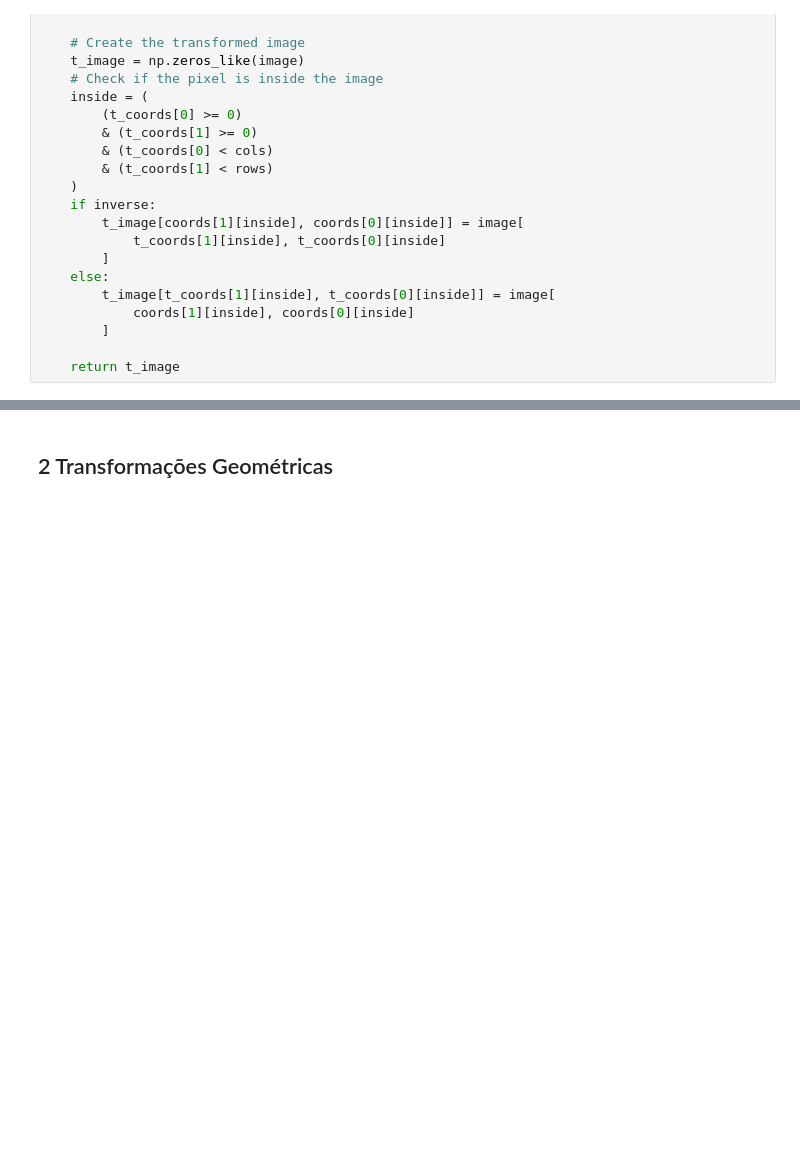
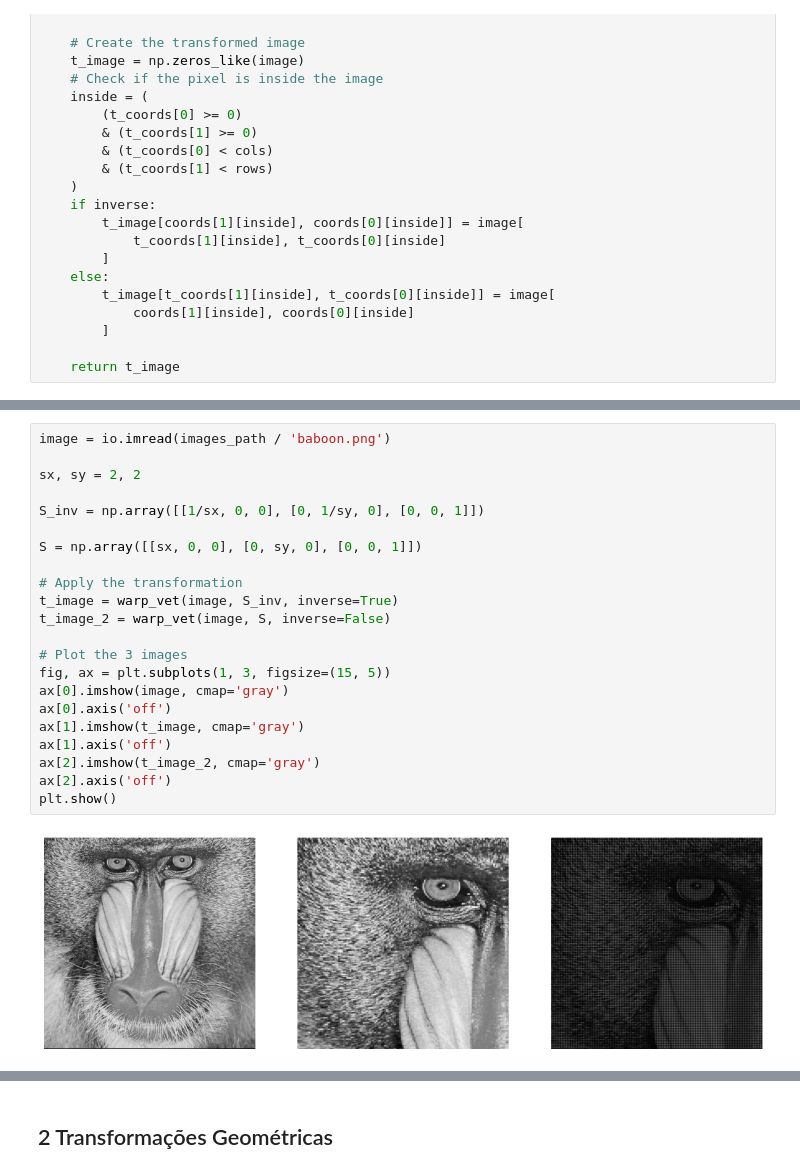
Before and after one commit to Cl3TO/MC920, a Jupyter notebook: t04/gmt/test.ipynb, the cells around one changed output, grey strips where cells are left out. Drawn from its saved outputs; the diff is of its cells as text; blank space fills up the shorter version.

Commit message:
Feat: Add rotate and scale transforms

```diff
--- a/t04/gmt/test.ipynb
+++ b/t04/gmt/test.ipynb
@@ -176,0 +175,24 @@ plt.show()
+# %%
+image = io.imread(images_path / 'baboon.png')
+
+sx, sy = 2, 2
+
+S_inv = np.array([[1/sx, 0, 0], [0, 1/sy, 0], [0, 0, 1]])
+
+S = np.array([[sx, 0, 0], [0, sy, 0], [0, 0, 1]])
+
+# Apply the transformation
+t_image = warp_vet(image, S_inv, inverse=True)
+t_image_2 = warp_vet(image, S, inverse=False)
+
+# Plot the 3 images
+fig, ax = plt.subplots(1, 3, figsize=(15, 5))
+ax[0].imshow(image, cmap='gray')
+ax[0].axis('off')
+ax[1].imshow(t_image, cmap='gray')
+ax[1].axis('off')
+ax[2].imshow(t_image_2, cmap='gray')
+ax[2].axis('off')
+plt.show()
+# %% [output]
+[figure, added]
```
Also changed, not shown: parts of 3 cells of this notebook, 2 other files.
